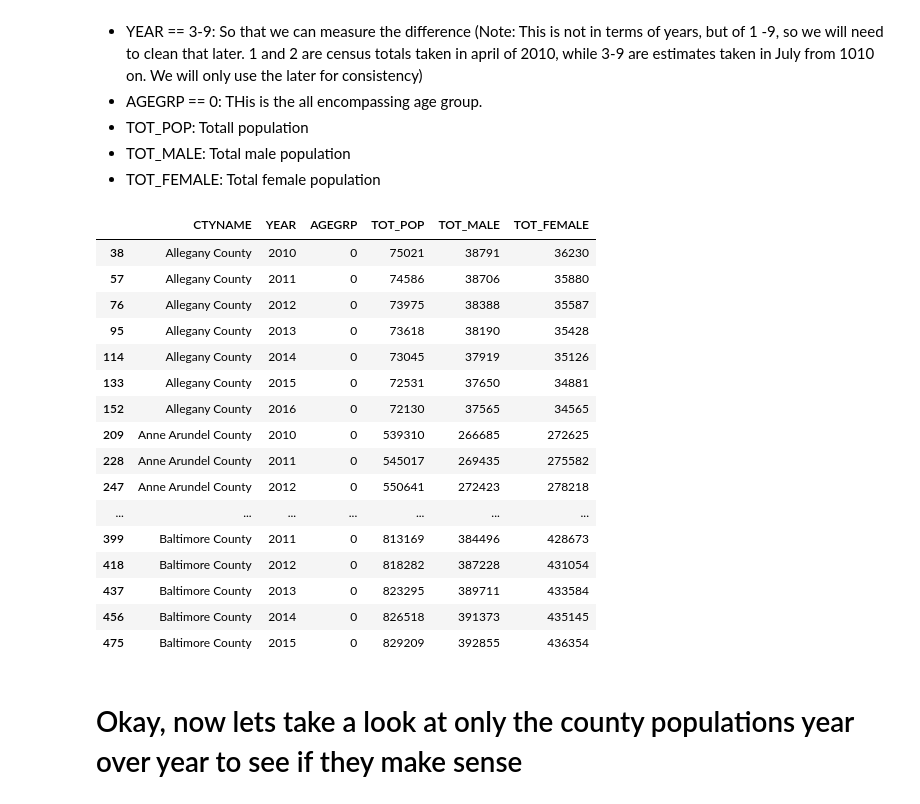
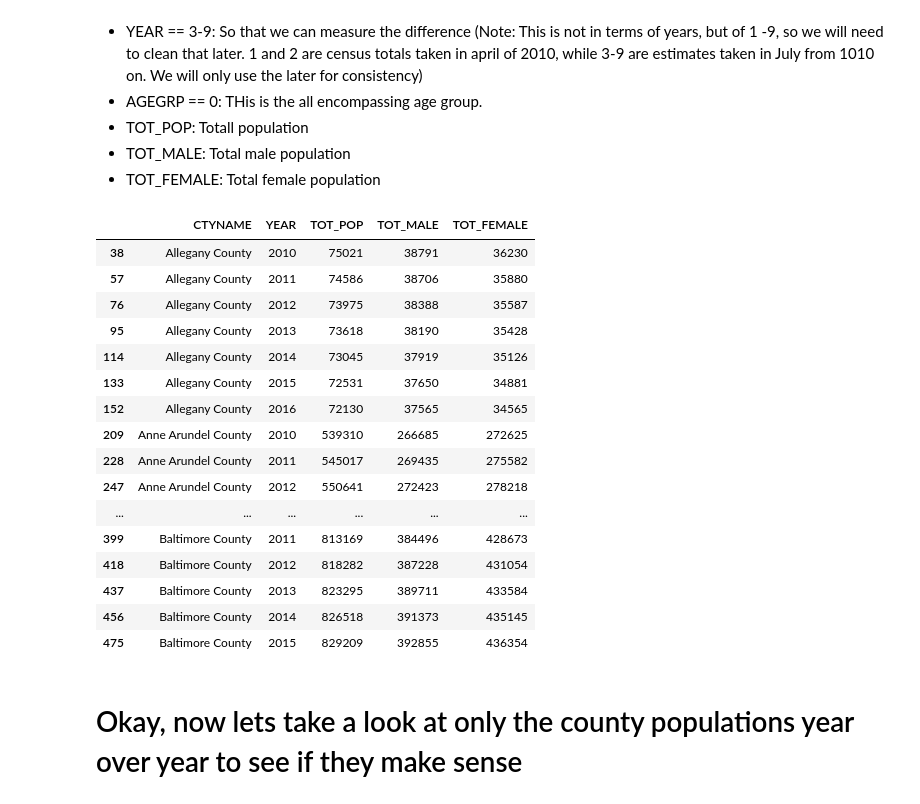
Before and after one commit to jrw5/Maryland_Census_Data, a Jupyter notebook: MD_County_Growth.ipynb, the cells around one changed output. Cells and saved outputs as stored; diff of their text form; code cells hidden in the pictures.

```diff
--- a/MD_County_Growth.ipynb
+++ b/MD_County_Growth.ipynb
@@ -41,35 +41,37 @@ HNAC_FEMALE
 # %%
 df = raw_data[['CTYNAME', 'YEAR', 'AGEGRP', 'TOT_POP', 'TOT_MALE', 'TOT_FEMALE']].copy()  #Make broad data slices
 
 #Remove unnecessary age groups
 
 df = df[df['AGEGRP'] == 0]
 
 #Remove superfluous census data, levave only July estimates
 df = df[df['YEAR'] > 2]
 
 #Convert YEAR to the actual year, not just an iterator
 df['YEAR']+= 2007
 
+df.drop('AGEGRP', axis = 1, inplace = True)
+
 df.head(20)
 # %% [output]
-|  | CTYNAME | YEAR | AGEGRP | TOT_POP | TOT_MALE | TOT_FEMALE |
-| 38 | Allegany County | 2010 | 0 | 75021 | 38791 | 36230 |
-| 57 | Allegany County | 2011 | 0 | 74586 | 38706 | 35880 |
-| 76 | Allegany County | 2012 | 0 | 73975 | 38388 | 35587 |
-| 95 | Allegany County | 2013 | 0 | 73618 | 38190 | 35428 |
-| 114 | Allegany County | 2014 | 0 | 73045 | 37919 | 35126 |
-| 133 | Allegany County | 2015 | 0 | 72531 | 37650 | 34881 |
-| 152 | Allegany County | 2016 | 0 | 72130 | 37565 | 34565 |
-| 209 | Anne Arundel County | 2010 | 0 | 539310 | 266685 | 272625 |
-| 228 | Anne Arundel County | 2011 | 0 | 545017 | 269435 | 275582 |
-| 247 | Anne Arundel County | 2012 | 0 | 550641 | 272423 | 278218 |
-| ... | ... | ... | ... | ... | ... | ... |
-| 399 | Baltimore County | 2011 | 0 | 813169 | 384496 | 428673 |
-| 418 | Baltimore County | 2012 | 0 | 818282 | 387228 | 431054 |
-| 437 | Baltimore County | 2013 | 0 | 823295 | 389711 | 433584 |
-| 456 | Baltimore County | 2014 | 0 | 826518 | 391373 | 435145 |
-| 475 | Baltimore County | 2015 | 0 | 829209 | 392855 | 436354 |
+|  | CTYNAME | YEAR | TOT_POP | TOT_MALE | TOT_FEMALE |
+| 38 | Allegany County | 2010 | 75021 | 38791 | 36230 |
+| 57 | Allegany County | 2011 | 74586 | 38706 | 35880 |
+| 76 | Allegany County | 2012 | 73975 | 38388 | 35587 |
+| 95 | Allegany County | 2013 | 73618 | 38190 | 35428 |
+| 114 | Allegany County | 2014 | 73045 | 37919 | 35126 |
+| 133 | Allegany County | 2015 | 72531 | 37650 | 34881 |
+| 152 | Allegany County | 2016 | 72130 | 37565 | 34565 |
+| 209 | Anne Arundel County | 2010 | 539310 | 266685 | 272625 |
+| 228 | Anne Arundel County | 2011 | 545017 | 269435 | 275582 |
+| 247 | Anne Arundel County | 2012 | 550641 | 272423 | 278218 |
+| ... | ... | ... | ... | ... | ... |
+| 399 | Baltimore County | 2011 | 813169 | 384496 | 428673 |
+| 418 | Baltimore County | 2012 | 818282 | 387228 | 431054 |
+| 437 | Baltimore County | 2013 | 823295 | 389711 | 433584 |
+| 456 | Baltimore County | 2014 | 826518 | 391373 | 435145 |
+| 475 | Baltimore County | 2015 | 829209 | 392855 | 436354 |
 # %% [markdown]
 # Okay, now lets take a look at only the county populations year over year to see if they make sense
 # %%
```
Also changed, not shown: parts of 6 cells of this notebook.
